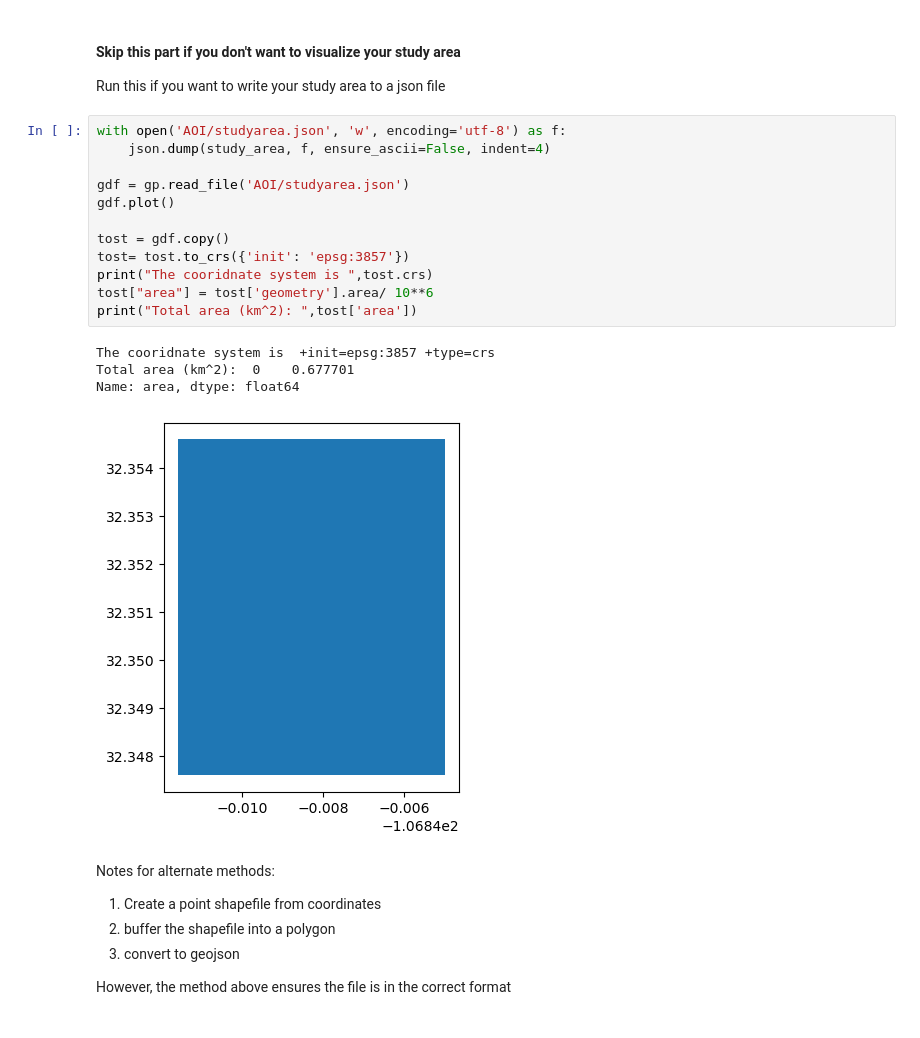
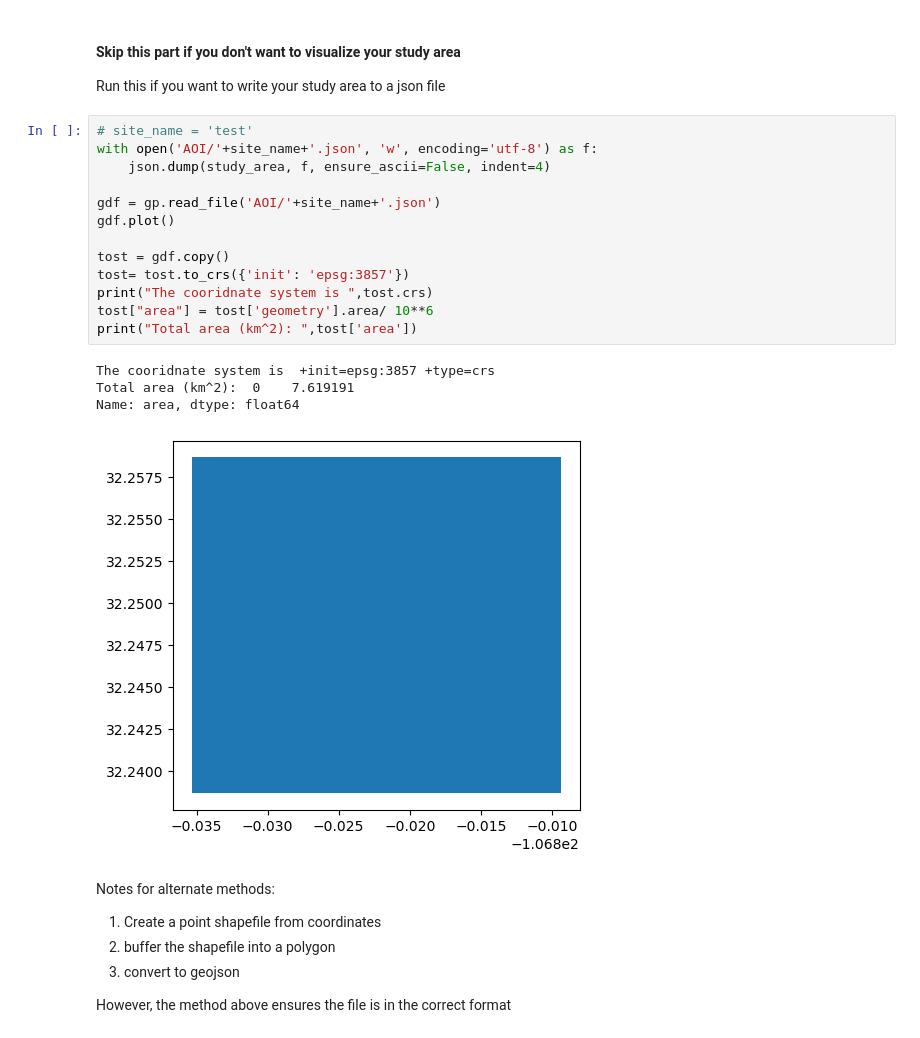
Before and after one commit to dtadych/Tadych_PlanetData_Challenge, a Jupyter notebook: RioGrandeAnalysis copy.ipynb, the cells around one changed output. Saved outputs shown, nothing was run; the diff lists cells and outputs as text.

```diff
--- a/RioGrandeAnalysis copy.ipynb
+++ b/RioGrandeAnalysis copy.ipynb
@@ -151,22 +177,23 @@ study_area = {"type":"FeatureCollection",
 
 Run this if you want to write your study area to a json file
 # %%
-with open('AOI/studyarea.json', 'w', encoding='utf-8') as f:
+# site_name = 'test'
+with open('AOI/'+site_name+'.json', 'w', encoding='utf-8') as f:
     json.dump(study_area, f, ensure_ascii=False, indent=4)
 
-gdf = gp.read_file('AOI/studyarea.json')
+gdf = gp.read_file('AOI/'+site_name+'.json')
 gdf.plot()
 
 tost = gdf.copy()
 tost= tost.to_crs({'init': 'epsg:3857'})
 print("The cooridnate system is ",tost.crs)
 tost["area"] = tost['geometry'].area/ 10**6
 print("Total area (km^2): ",tost['area'])
 # %% [output]
 The cooridnate system is  +init=epsg:3857 +type=crs
-Total area (km^2):  0    0.677701
+Total area (km^2):  0    7.619191
 Name: area, dtype: float64
-[figure, old version]
+[figure, new version]
 # %% [markdown]
 Notes for alternate methods:
 1. Create a point shapefile from coordinates
```
Also changed, not shown: parts of 38 cells of this notebook.
